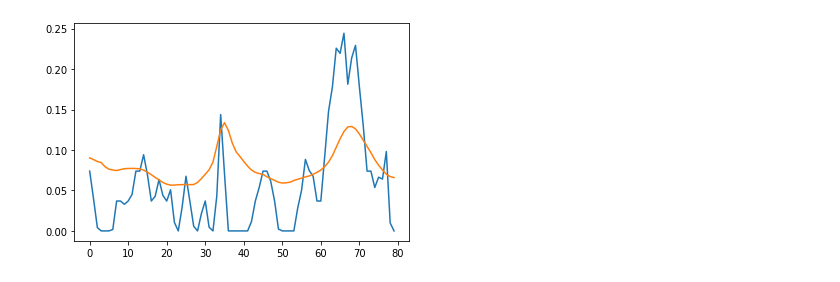
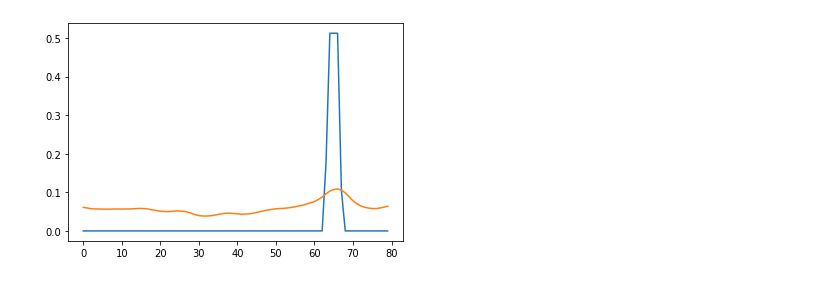
Before and after one commit to amberT15/cellline_atac, a Jupyter notebook: Sanity_check.ipynb, the cells around one changed output. Cells and saved outputs as stored; diff of their text form; code cells hidden in the pictures.

```diff
--- a/Sanity_check.ipynb
+++ b/Sanity_check.ipynb
@@ -14,8 +14,8 @@ def plot_true_vs_pred(index,cell_line,file):
     sns.lineplot(x = range(len(true)),y = true)
     sns.lineplot(x = range(len(true)),y = pred)
 # %%
-plot_true_vs_pred(7992,0,file_dir)
+plot_true_vs_pred(8325,4,file_dir)
 # %% [output]
-[figure, old version]
+[figure, new version]
 # %%
 plot_true_vs_pred(7992,0,file_dir)
```
Also changed, not shown: parts of 9 cells of this notebook, 3 other files.
